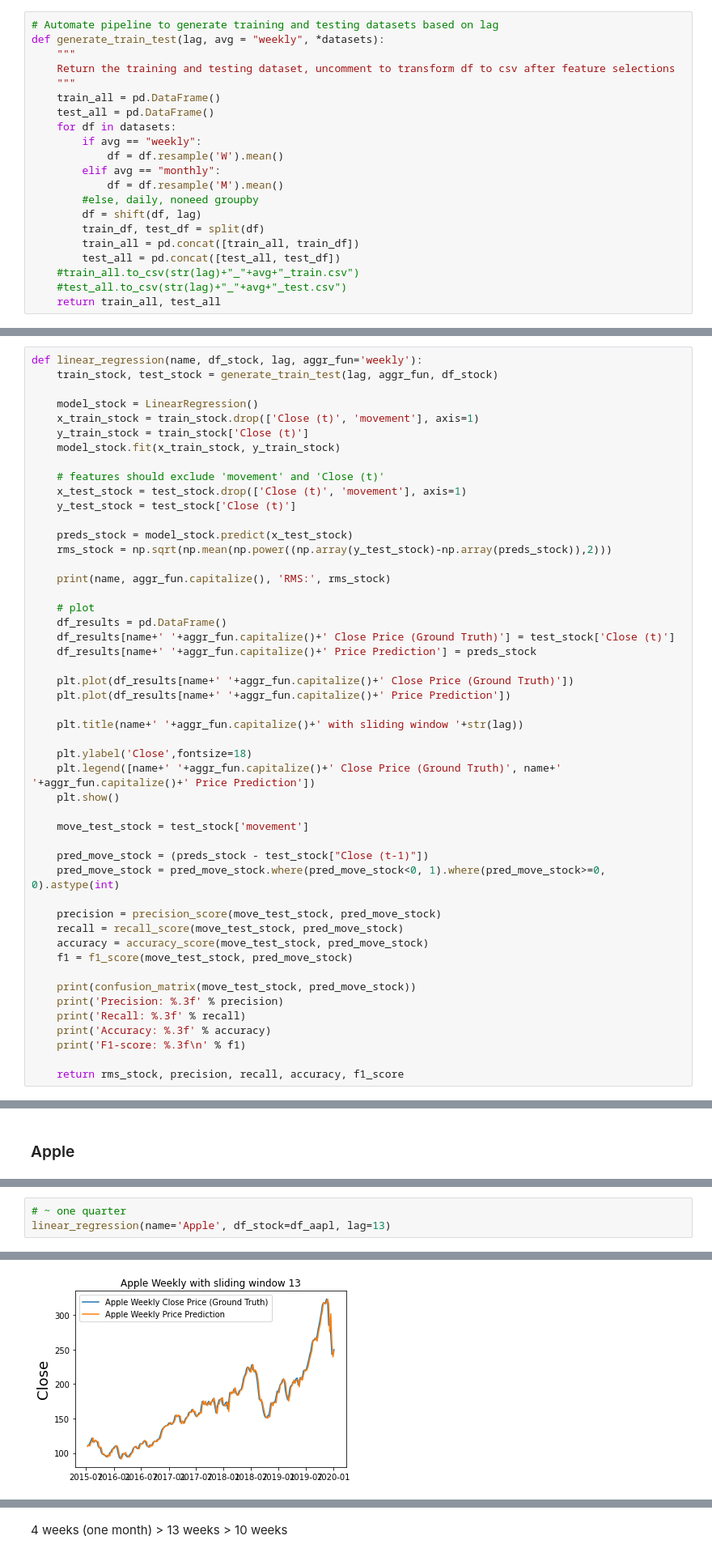
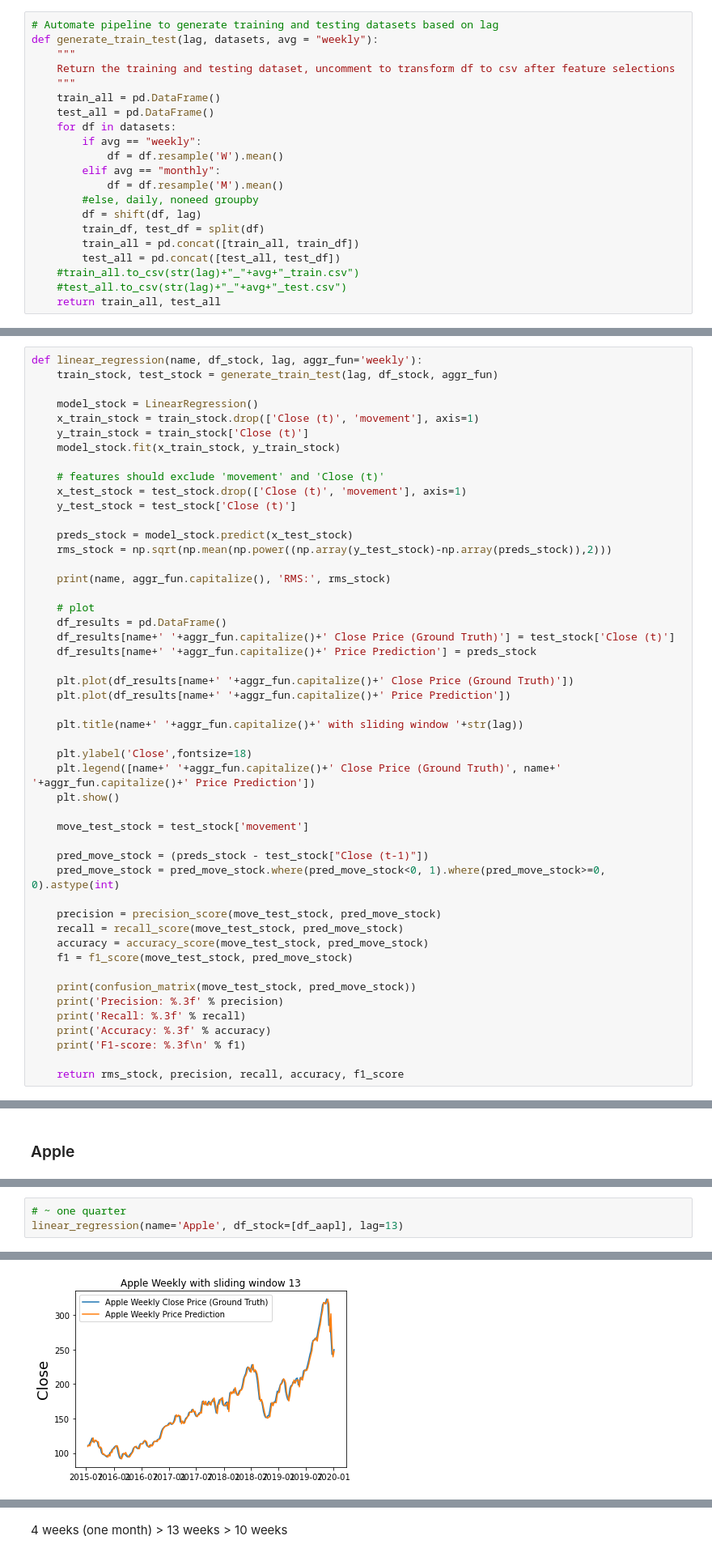
Before and after one commit to yuanxing-y/cs3244-project, a Jupyter notebook: Linear Regression/Linear Regression Pipeline.ipynb, the cells around one changed output, grey strips where cells are left out. Shown: that part at 81% size. Cells and saved outputs as stored; diff of their text form.

```diff
--- a/Linear Regression/Linear Regression Pipeline.ipynb
+++ b/Linear Regression/Linear Regression Pipeline.ipynb
@@ -89,7 +89,7 @@ def shift(df, n):
     return new_df
 # %%
 # Automate pipeline to generate training and testing datasets based on lag
-def generate_train_test(lag, avg = "weekly", *datasets):
+def generate_train_test(lag, datasets, avg = "weekly"):
     """
     Return the training and testing dataset, uncomment to transform df to csv after feature selections
     """
@@ -116,7 +116,7 @@ df_msft = df_msft[(df_msft['Date'] >= '1998-01-01')]
 ## Linear Regression on Stock
 # %%
 def linear_regression(name, df_stock, lag, aggr_fun='weekly'):
-    train_stock, test_stock = generate_train_test(lag, aggr_fun, df_stock)
+    train_stock, test_stock = generate_train_test(lag, df_stock, aggr_fun)
 
     model_stock = LinearRegression()
     x_train_stock = train_stock.drop(['Close (t)', 'movement'], axis=1)
@@ -202,5 +202,5 @@ F1-score: 0.662
  <function sklearn.metrics._classification.f1_score(y_true, y_pred, *, labels=None, pos_label=1, average='binary', sample_weight=None, zero_division='warn')>)
 # %%
 # ~ one quarter
-linear_regression(name='Apple', df_stock=df_aapl, lag=13)
+linear_regression(name='Apple', df_stock=[df_aapl], lag=13)
 # %% [output]
@@ -208,4 +208,4 @@ Apple Weekly RMS: 5.341107495559539
-[figure, old version]
+[figure, new version]
 [[49 42]
  [54 90]]
 Precision: 0.682
```
Also changed, not shown: parts of 29 cells of this notebook.
